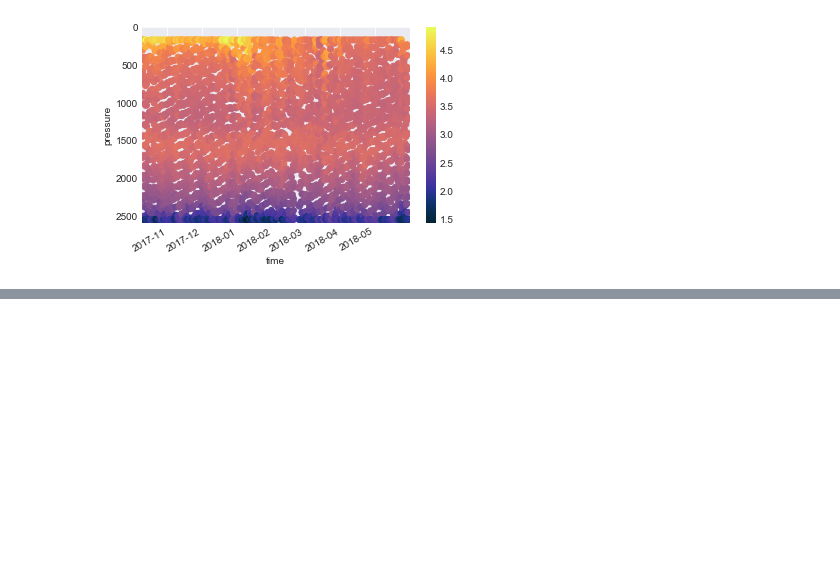
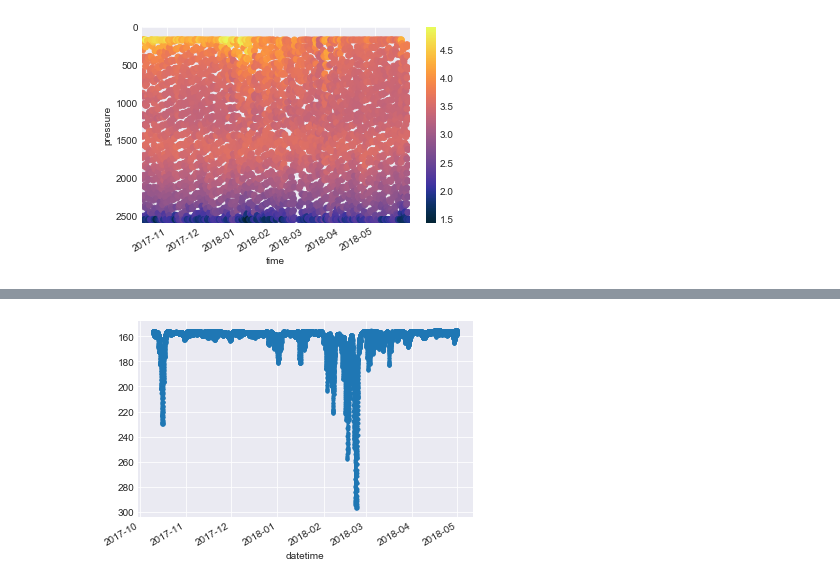
Before and after one commit to nlbeaird/OOI, a Jupyter notebook: OOI_play.ipynb, the cells around one changed output, grey strips where cells are left out. Drawn from its saved outputs; the diff is of its cells as text; code cells hidden in the pictures; blank space fills up the shorter version.

```diff
--- a/OOI_play.ipynb
+++ b/OOI_play.ipynb
@@ -225,0 +232,19 @@ fig.autofmt_xdate()
+# %%
+# Instrument Information#
+site = 'GI02HYPM'
+node = 'RIM01'
+instrument = '02-CTDMOG039'
+method = 'recovered_inst'
+stream = 'ctdmo_ghqr_instrument_recovered'
+
+data_request_url ='/'.join((SENSOR_BASE_URL,site,node,instrument,method,stream))
+
+params = {
+  'beginDT':'2017-10-10T00:00:00.000Z',
+  'endDT':'2018-05-01T00:00:00.000Z',
+  'limit':20000,
+}
+# %%
+# Grab the data
+r = requests.get(data_request_url, params=params, auth=(USERNAME, TOKEN))
+data = r.json()
@@ -225,0 +271,8 @@ fig.autofmt_xdate()
+# %%
+# convert to pandas dataframe
+upper_ctd = pd.read_json(json.dumps(data))
+
+# grab just a few columns:
+upper_ctd = upper_ctd[['time', 'ctdmo_seawater_pressure', 'ctdmo_seawater_temperature', 'density', 'practical_salinity']]
+
+upper_ctd.head()
@@ -225,0 +286,6 @@ fig.autofmt_xdate()
+# %%
+upper_ctd['datetime'] = upper_ctd['time'].apply(ntp_seconds_to_datetime)
+upper_ctd = upper_ctd.set_index('datetime')
+upper_ctd.rename(columns={'ctdmo_seawater_pressure': 'pressure',
+                        'ctdmo_seawater_temperature': 'temperature'}, inplace=True)
+upper_ctd.head()
@@ -225,0 +300,4 @@ fig.autofmt_xdate()
+# %%
+upper_ctd['pressure'].plot(kind='line', marker='.').invert_yaxis()
+# %% [output]
+[figure, added]
```
Also changed, not shown: parts of 6 cells of this notebook.
